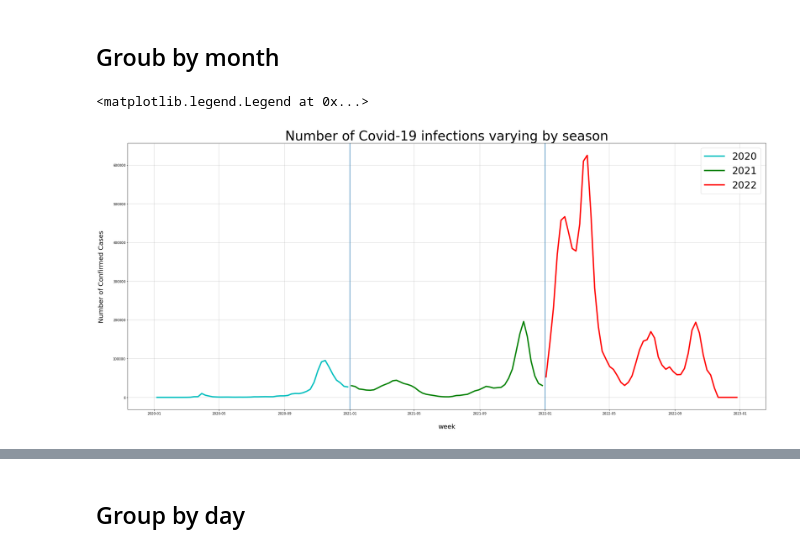
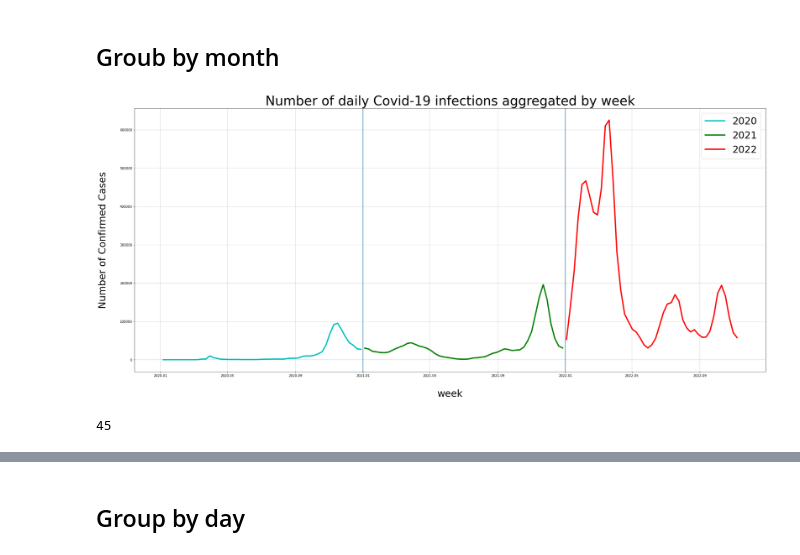
Before and after one commit to borosabel/visual_analytics_2022, a Jupyter notebook: individual work/submission_02_intermediate_Felix.ipynb, the cells around one changed output, grey strips where cells are left out. Drawn from its saved outputs; the diff is of its cells as text; code cells hidden in the pictures.

Commit message:
add image to submission notebook

```diff
--- a/individual work/submission_02_intermediate_Felix.ipynb
+++ b/individual work/submission_02_intermediate_Felix.ipynb
@@ -240,8 +240,8 @@ df_sum = df_sum.set_index('Time')
 df_sum = df_sum.groupby(pd.Grouper(freq='W-MON'))['infected'].sum().reset_index()
 # %%
 mask_2020_month = (df_sum['Time'] >= '01.01.2020') & (df_sum['Time'] <= '31.12.2020')
-mask_2021_month = (df_sum['Time'] >= '01.01.2021') & (df_sum['Time'] < '31.12.2021')
-mask_2022_month = (df_sum['Time'] >= '01.01.2022') & (df_sum['Time'] <= '31.12.2022')
+mask_2021_month = (df_sum['Time'] >= '01.01.2021') & (df_sum['Time'] <= '31.12.2021')
+mask_2022_month = (df_sum['Time'] >= '01.01.2022') & (df_sum['Time'] <= '11.11.2022')
 
 
 
@@ -278,12 +278,12 @@ plt.figure(figsize=(35,15))
 
 ax = plt.axes()
 ax.grid(linewidth=0.4, color='#8f8f8f')
-ax.set_title("Number of Covid-19 infections varying by season",fontsize=40)
+ax.set_title("Number of daily Covid-19 infections aggregated by week",fontsize=40)
 
 #ax.set_facecolor("black")
-ax.set_xlabel('\nweek',size=20,color='k')
+ax.set_xlabel('\nweek',size=30,color='k')
 ax.set_ylabel('Number of Confirmed Cases\n',
-              size=20,color='k')
+              size=30,color='k')
 
 
 plt.axvline(dt.datetime(2021, 1, 1))
@@ -291,34 +291,40 @@ plt.axvline(dt.datetime(2022, 1, 1))
 
 ax.plot(X_1,Y,
         color='c',
         #marker='o',
         linewidth=4,
         markersize=15,
         markeredgecolor='#035E9B',
         label='2020')
 
 ax.plot(X_2,Z,
         color='g',
         #marker='o',
         linewidth=4,
         markersize=40,
         markeredgecolor='#035E9B',
         label='2021')
 
 ax.plot(X_3,V,
         color='r',
         #marker='o',
         linewidth=4,
         markersize=40,
         markeredgecolor='#035E9B',
         label='2022')
 
 plt.legend(loc='upper right',prop={'size': 30})
 
-
-
+plt.savefig('plot_felix.png', dpi=50, bbox_inches='tight')
 # plt.setp(ax.axes.get_xticklabels(), visible=False)
 # plt.setp(ax.axes.get_xticklabels()[::10], visible=True)
 # %% [output]
-<matplotlib.legend.Legend at 0x...>
-[figure, old version]
+[figure, new version]
+# %%
+full_year = [*range(1, 53, 1)]
+secial_year = [*range(1, 46, 1)]
+
+
+print(len(secial_year))
+# %% [output]
+45
```
Also changed, not shown: parts of 8 cells of this notebook, 1 other file.
